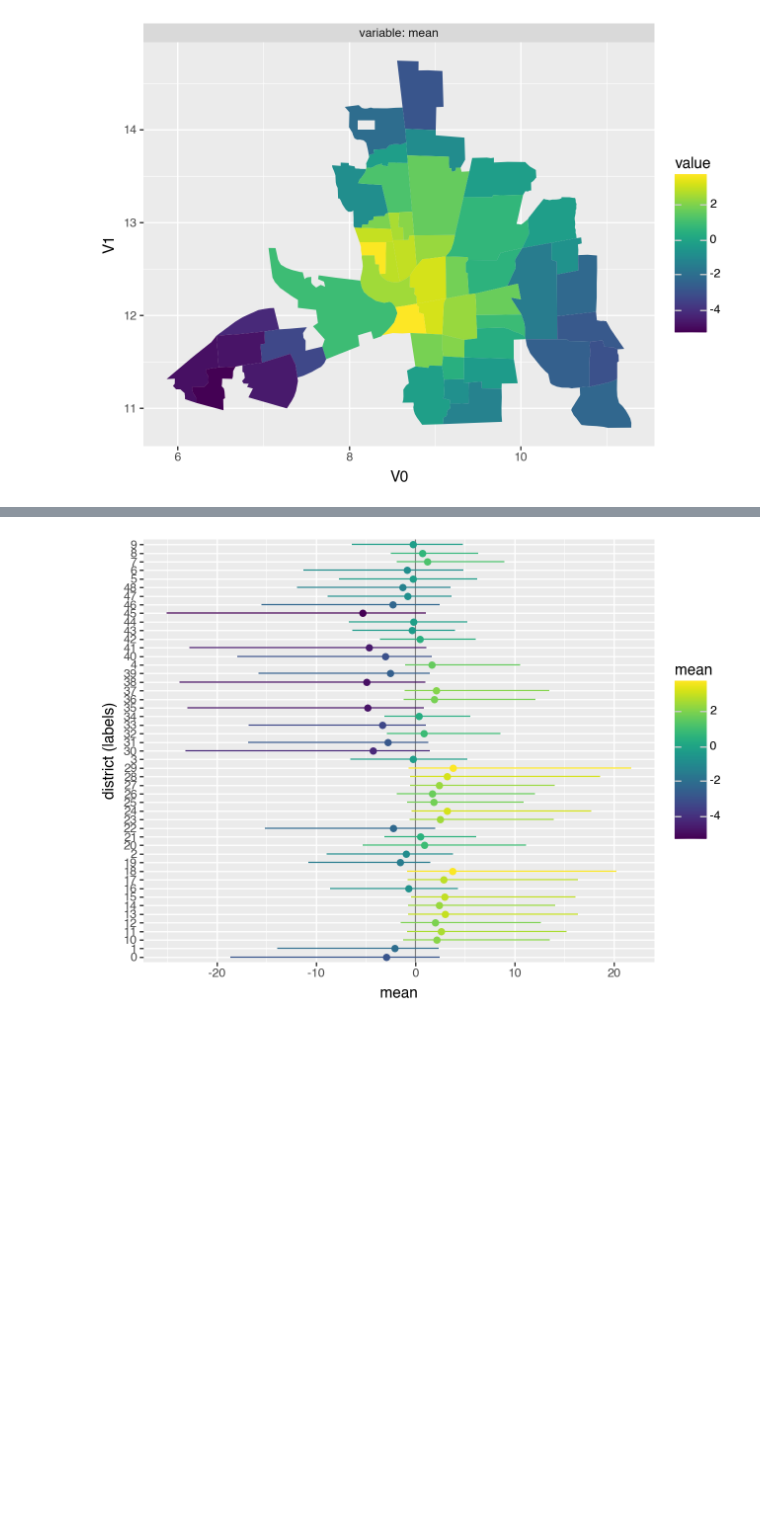
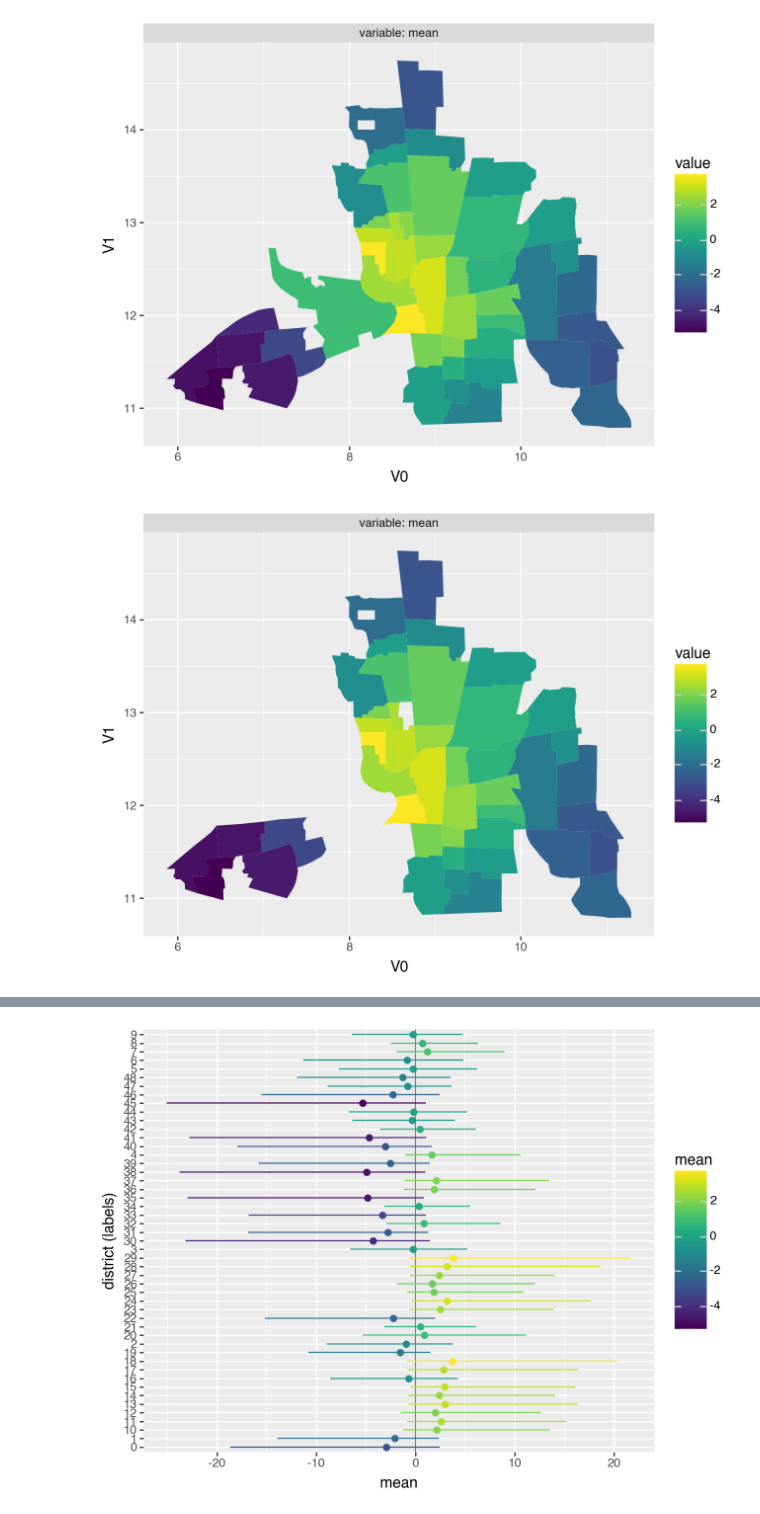
Before and after one commit to liesel-devs/liesel_gam, a Jupyter notebook: notebooks/test_mrf_with_unobserved.ipynb, the cells around one changed output, grey strips where cells are left out. Saved outputs shown, nothing was run; the diff lists cells and outputs as text; code cells hidden in the pictures; blank space fills up the shorter version.

Commit message:
add show_unobserved option to plot_forest and plot_regions

```diff
--- a/notebooks/test_mrf_with_unobserved.ipynb
+++ b/notebooks/test_mrf_with_unobserved.ipynb
@@ -140,6 +140,15 @@ samples = results.get_posterior_samples()
 gam.plot_regions(term=loc.terms["mrf1(district)"], samples=samples, polys=polys)
 # %% [output]
 [figure]
+# %%
+gam.plot_regions(
+    term=loc.terms["mrf1(district)"],
+    samples=samples,
+    polys=polys,
+    show_unobserved=False,
+)
+# %% [output]
+[figure, added]
 # %%
 gam.plot_regions(
     term=loc.terms["mrf1(district)"],
```
Also changed, not shown: parts of 3 cells of this notebook, 1 other file.
